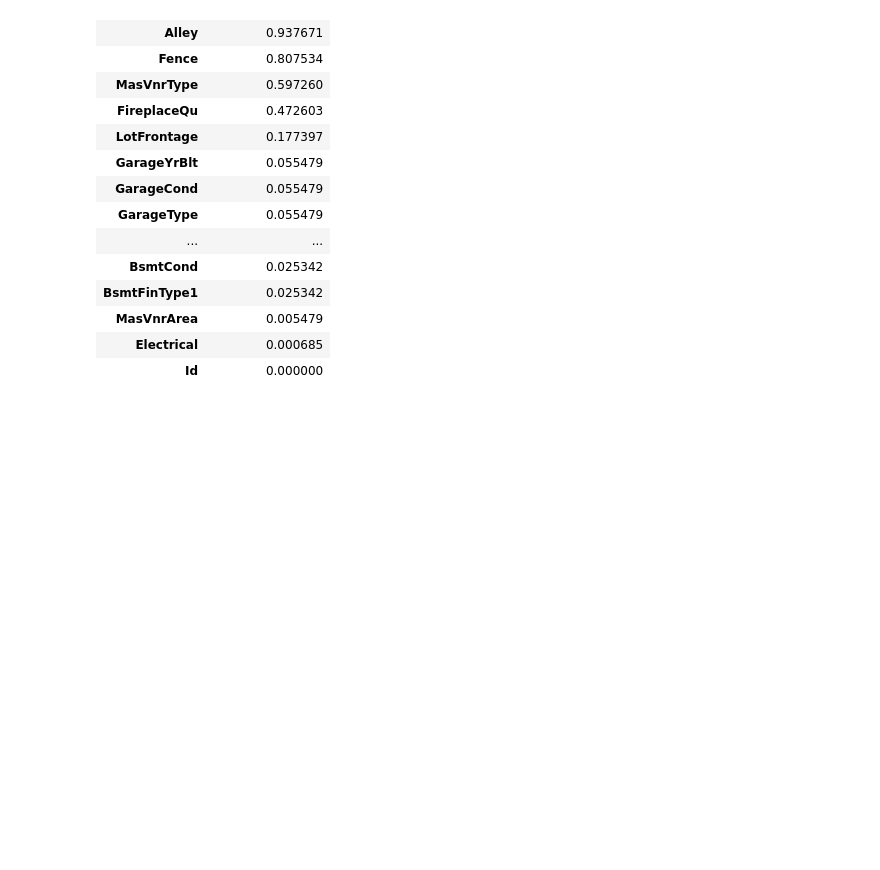
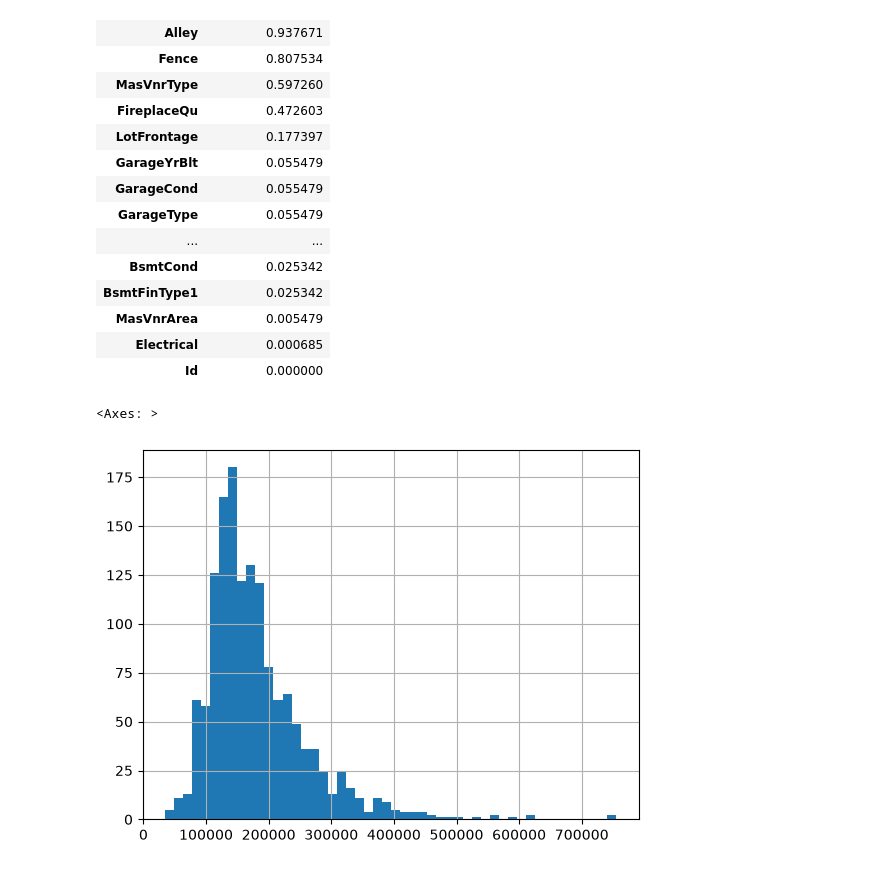
Before and after one commit to ZengruiHan/House-Prices---Advanced-Regression-Techniques, a Jupyter notebook: notebooks/01_data_exploration.ipynb, the cells around one changed output. Saved outputs shown, nothing was run; the diff lists cells and outputs as text; code cells hidden in the pictures; blank space fills up the shorter version.

```diff
--- a/notebooks/01_data_exploration.ipynb
+++ b/notebooks/01_data_exploration.ipynb
@@ -57,3 +60,8 @@ missing_summary.head(20)
 | MasVnrArea | 0.005479 |
 | Electrical | 0.000685 |
 | Id | 0.000000 |
+# %%
+train["SalePrice"].hist(bins=50)
+# %% [output]
+<Axes: >
+[figure, added]
```
Also changed, not shown: parts of 6 cells of this notebook, 2 other files.
